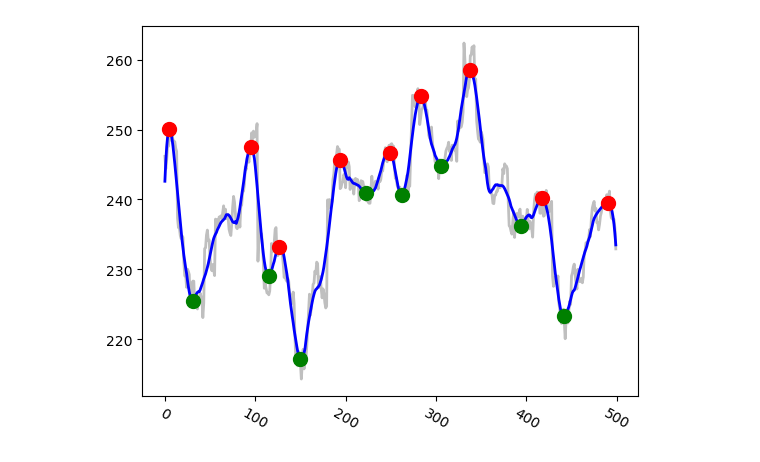
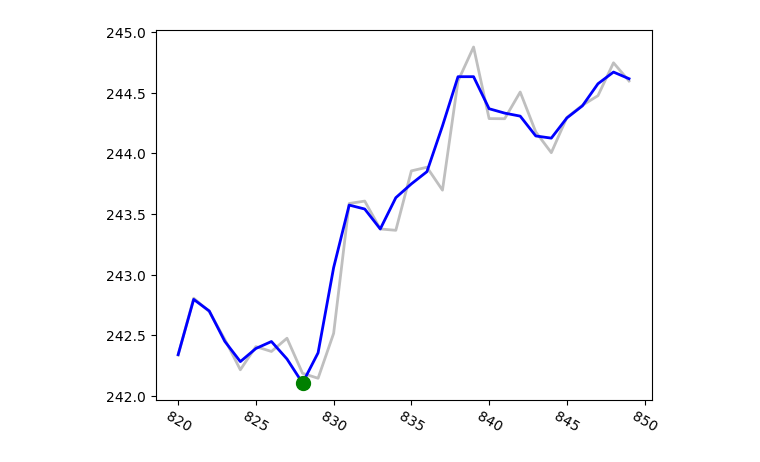
Before and after one commit to gastoncs/jupyter-docker, a Jupyter notebook: app/src/practice/trends/Chad/determineTrand5min.ipynb, the cells around one changed output. Drawn from its saved outputs; the diff is of its cells as text; code cells hidden in the pictures.

```diff
--- a/app/src/practice/trends/Chad/determineTrand5min.ipynb
+++ b/app/src/practice/trends/Chad/determineTrand5min.ipynb
@@ -2,17 +2,19 @@
 import pandas as pd
 import pandas_ta as ta
 
-df = pd.read_csv("../../data/MSFT.USUSD_Candlestick_5_M_BID_01.09.2022-21.09.2024.csv")
+df = pd.read_csv("../../data/MSFT/MSFT.USUSD_Candlestick_5_M_BID_01.09.2022-21.09.2024.csv")
 df=df[0:5000]
 df=df[df['Volume']!=0]
 df["Gmt time"]=df["Gmt time"].str.replace(".000","")
 df['Gmt time']=pd.to_datetime(df['Gmt time'],format='%d.%m.%Y %H:%M:%S')
+df.rename(columns = {'Gmt time':'datetime_gmt'}, inplace = True)
+df['datetime_est']=pd.to_datetime(df["datetime_gmt"], unit='ms').dt.tz_localize('UTC').dt.tz_convert('US/Eastern')
 
-## Take the rolling atr so the yaxis doesn't shake too much
-df["atr"] = ta.atr(high=df.High, low=df.Low, close=df.Close)
-df["atr"] = df.atr.rolling(window=30).mean()
+# Regular hours
+df.index = df['datetime_est']
+df.between_time("09:30", "16:00")
 
 df.reset_index(drop=True, inplace=True)
-
+df = df[['datetime_est','Open','High','Low','Close','Volume','atr']]
 df
 # %% [output]
@@ -31,8 +33 @@ df
 850 rows × 7 columns
-# %%
-%matplotlib inline
-
-import matplotlib.pyplot as plt
-from scipy.signal import savgol_filter
-from scipy.signal import find_peaks
-pd.set_option('mode.chained_assignment', None)
@@ -93,46 +72,62 @@ plt.show()
 # %%
-df2 = df.iloc[0:500]
+df2=df[-30:]
 
-df2["close_smooth"] = savgol_filter(df2.Close, 49, 5)
+atr_window = 5
+smooth_window_lenght = 8
+polyorder = 4  # Must be less than window_lenght
 
+## Take the rolling atr so the yaxis doesn't shake too much
+df2["atr"] = ta.atr(high=df2.High, low=df2.Low, close=df2.Close)
+df2["atr"] = df2.atr.rolling(window=atr_window).mean()
+df2["close_smooth"] = savgol_filter(df2.Close, smooth_window_lenght, polyorder)
+
+atr = df2.atr.iloc[-1] # all the first atrs are NaN
+peaks_idx, _ = find_peaks(df2.close_smooth, prominence=atr)
+troughs_idx, _ = find_peaks(-1*df2.close_smooth, prominence=atr)
+
+'''
+Check if we are on a up trend
+'''
+up_run_length = 0
+up_run = True
+while up_run:
+    if 2 + up_run_length > len(peaks_idx) or 2 + up_run_length > len(troughs_idx):
+        break
+
+    peaks1 = df2.close_smooth.iloc[peaks_idx[-1 - up_run_length]]
+    peaks2 = df2.close_smooth.iloc[peaks_idx[-2 - up_run_length]]
+
+    troughs1 = df2.close_smooth.iloc[troughs_idx[-1 - up_run_length]]
+    troughs2 = df2.close_smooth.iloc[troughs_idx[-2 - up_run_length]]
+
+    if peaks1 > peaks2 and troughs1 > troughs2:
+        up_run_length += 1
+    else:
+        up_run = False
+
+'''
+Set background color
+'''
+if up_run_length > 0:
+    ax.set_facecolor('azure')
+else:
+    ax.set_facecolor("white")
+
+print(peaks_idx)
+print(troughs_idx)
+print(up_run_length)
+
+# PLOT #
 fig, ax = plt.subplots()
-plt.xticks(rotation=-30)
 plt.xticks(rotation=-30)
 price, = ax.plot(df2.index, df2.Close, c='grey', lw=2, alpha=0.5, zorder=5)
 price_smooth, = ax.plot(df2.index, df2.close_smooth, c='b', lw=2, zorder=5)
-
-atr = df2.atr.iloc[-1] # all the first atrs are NaN
-
-peaks_idx, _ = find_peaks(df2.close_smooth, distance = 15, width = 3, prominence=atr)
-
-troughs_idx, _ = find_peaks(-1*df2.close_smooth, distance = 15,width = 3, prominence=atr)
 
 peaks, = ax.plot(df2.index[peaks_idx], df2.close_smooth.iloc[peaks_idx], \
                  c="r", linestyle='None', markersize = 10.0, marker = "o", zorder=10)
 
 troughs, = ax.plot(df2.index[troughs_idx], df2.close_smooth.iloc[troughs_idx], \
                    c="g", linestyle='None', markersize = 10.0, marker = "o", zorder=10)
-
-
-up_run_length = 0
-up_run = True
-while up_run:
-    if 2 + up_run_length > len(peaks_idx) or 2 + up_run_length > len(troughs_idx):
-        break
-
-    if df2.close_smooth.iloc[peaks_idx[-1 - up_run_length]] > df2.close_smooth.iloc[peaks_idx[-2 - up_run_length]] and \
-       df2.close_smooth.iloc[troughs_idx[-1 - up_run_length]] > df2.close_smooth.iloc[troughs_idx[-2 - up_run_length]]:
-        up_run_length += 1
-    else:
-        up_run = False
-
-
-if up_run_length > 0:
-    ax.set_facecolor((150/255, 255/255, 159/255, 0.3))
-else:
-    ax.set_facecolor("white")
-
-print(up_run_length)
-
 plt.show()
+df2
 # %% [output]
@@ -139,2 +136,2 @@ plt.show()
 0
-[figure, old version]
+[figure, new version]
```
Also changed, not shown: parts of 5 cells of this notebook, 7 other files.
